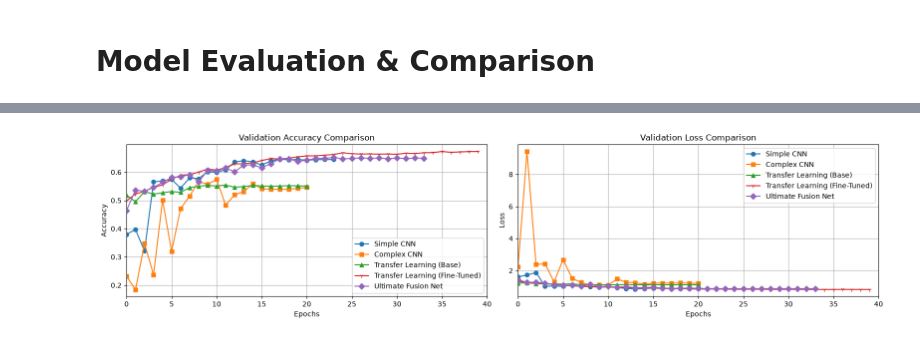
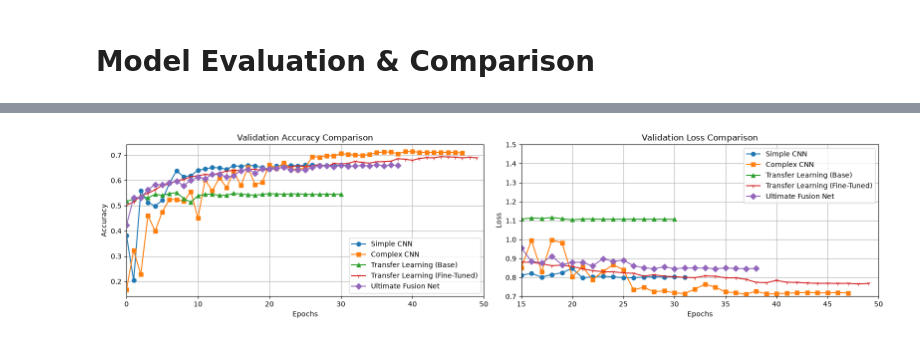
Before and after one commit to VuSiSi/age-estimation, a Jupyter notebook: notebooks/CNN_FacialAge.ipynb, the cells around one changed output, grey strips where cells are left out. Saved outputs shown, nothing was run; the diff lists cells and outputs as text; code cells hidden in the pictures.

Commit message:
Increased EPOCHS and modified ReduceLROnPlateau

```diff
--- a/notebooks/CNN_FacialAge.ipynb
+++ b/notebooks/CNN_FacialAge.ipynb
@@ -435,9 +439,8 @@ print("Training Complex CNN...")
 history_complex = complex_model.fit(
     train_ds,
     validation_data=val_ds,
-    epochs=EPOCHS+10,
+    epochs=EPOCHS,
     callbacks=[early_stopping, reduce_lr],
-    shuffle=True,
     verbose=1
 )
 # %% [output]
@@ -520,7 +518,6 @@ history_transfer = transfer_model.fit(
     validation_data=val_ds,
     epochs=EPOCHS,
     callbacks=[early_stopping, reduce_lr],
-	shuffle=True,
 	verbose=1
 )
 # %% [output]
@@ -590,7 +587,7 @@ print("Fine-tuning MobileNetV2 model...")
 history_transfer_finetune = transfer_model.fit(
     train_ds,
     validation_data=val_ds,
-    epochs=EPOCHS+10,  # Fine-tuning usually requires fewer epochs
+    epochs=EPOCHS,  # Fine-tuning usually requires fewer epochs
     callbacks=[early_stopping, reduce_lr],
     shuffle=True,
 	verbose=1
@@ -803,9 +800,8 @@ print("Training Ultimate Fusion Net (7 fused architectures)...")
 history_ultimate = ultimate_model.fit(
     train_ds,
     validation_data=val_ds,
-    epochs=EPOCHS+10,
+    epochs=EPOCHS,
     callbacks=[early_stopping, reduce_lr],
-	shuffle=True,
 	verbose=1
 )
 # %% [output]
@@ -886,33 +882,34 @@ fig, (ax1, ax2) = plt.subplots(1, 2, figsize=(16, 4))
 
 # Accuracy comparison
 ax1.plot(history_simple.history['val_accuracy'], label='Simple CNN', marker='o')
 ax1.plot(history_complex.history['val_accuracy'], label='Complex CNN', marker='s')
 ax1.plot(history_transfer.history['val_accuracy'], label='Transfer Learning (Base)', marker='^')
 ax1.plot(history_transfer_finetune.history['val_accuracy'], label='Transfer Learning (Fine-Tuned)', marker='1')
 ax1.plot(history_ultimate.history['val_accuracy'], label='Ultimate Fusion Net', marker='D')
 
 ax1.set_title('Validation Accuracy Comparison')
 ax1.set_xlabel('Epochs')
 ax1.set_ylabel('Accuracy')
-ax1.set_xlim(0, EPOCHS+10)
+ax1.set_xlim(0, EPOCHS)
 ax1.legend()
 ax1.grid(True)
 
 # Loss comparison
 ax2.plot(history_simple.history['val_loss'], label='Simple CNN', marker='o')
 ax2.plot(history_complex.history['val_loss'], label='Complex CNN', marker='s')
 ax2.plot(history_transfer.history['val_loss'], label='Transfer Learning (Base)', marker='^')
 ax2.plot(history_transfer_finetune.history['val_loss'], label='Transfer Learning (Fine-Tuned)', marker='1')
 ax2.plot(history_ultimate.history['val_loss'], label='Ultimate Fusion Net', marker='D')
 
 ax2.set_title('Validation Loss Comparison')
 ax2.set_xlabel('Epochs')
 ax2.set_ylabel('Loss')
-ax2.set_xlim(0, EPOCHS+10)
+ax2.set_xlim(15, EPOCHS)
+ax2.set_ylim(.7, 1.5)
 ax2.legend()
 ax2.grid(True)
 
 plt.tight_layout()
 plt.show()
 # %% [output]
-[figure, old version]
+[figure, new version]
```
Also changed, not shown: parts of 11 cells of this notebook.
